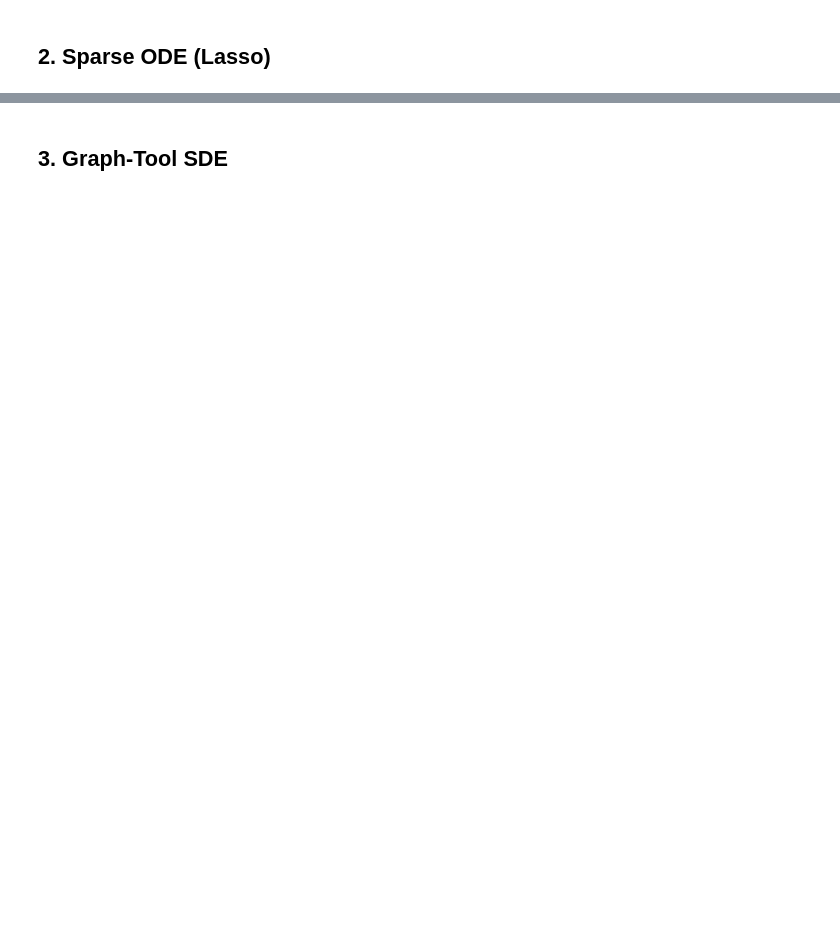
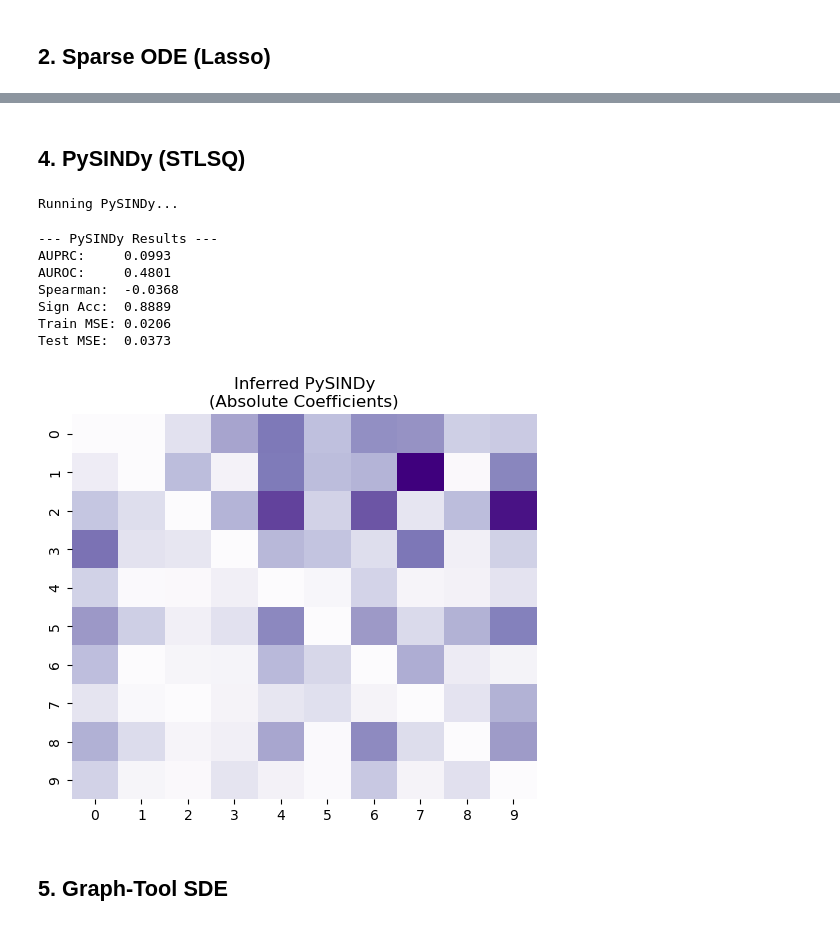
Before and after one commit to CoMuNeLab/Onsager_Machlup_Inf, a Jupyter notebook: benchmarking/experiment_overfitting.ipynb, the cells around one changed output, grey strips where cells are left out. Drawn from its saved outputs; the diff is of its cells as text; code cells hidden in the pictures; blank space fills up the shorter version.

```diff
--- a/benchmarking/experiment_overfitting.ipynb
+++ b/benchmarking/experiment_overfitting.ipynb
@@ -180,5 +280,63 @@ plt.show()
+# %% [markdown]
+## 4. PySINDy (STLSQ)
+# %%
+print("Running PySINDy...")
+model = ps.SINDy(optimizer=ps.STLSQ(threshold=0.01, alpha=0.01),
+                 feature_library=ps.PolynomialLibrary(degree=1, include_interaction=False, include_bias=False))
+model.fit(X_train_in, t=dt_meas, x_dot=dX_train)
+
+sindy_coefs = model.coefficients()  # shape (N, N)
+# Zero out diagonals since we are banning self-loops
+sindy_coefs_signed = sindy_coefs.copy()
+np.fill_diagonal(sindy_coefs_signed, 0)
+sindy_edge_scores = np.abs(sindy_coefs_signed)
+
+fpr, tpr, roc_auc, precision, recall, pr_auc, spearman, sign_acc = calc_all_metrics(
+    W_true_binary, W_true, sindy_edge_scores, y_inferred_continuous=sindy_coefs_signed
+)
+
+# SINDy integrates the system, but we can just use the derivative to predict X_out over dt
+sindy_train_preds = X_train_in + model.predict(X_train_in) * dt_meas
+sindy_test_preds = X_test_in + model.predict(X_test_in) * dt_meas
+
+sindy_train_mse = mean_squared_error(X_train_out, sindy_train_preds)
+sindy_test_mse = mean_squared_error(X_test_out, sindy_test_preds)
+
+results['PySINDy'] = {
+    'AUPRC': pr_auc, 'AUROC': roc_auc,
+    'Train MSE': sindy_train_mse, 'Test MSE': sindy_test_mse,
+    'Spearman': spearman, 'Sign Accuracy': sign_acc,
+    'FPR': fpr, 'TPR': tpr, 'Precision': precision, 'Recall': recall,
+    'W': sindy_edge_scores
+}
+# %% [output]
+Running PySINDy...
+# %%
+print("--- PySINDy Results ---")
+print(f"AUPRC:     {pr_auc:.4f}")
+print(f"AUROC:     {roc_auc:.4f}")
+print(f"Spearman:  {spearman:.4f}")
+print(f"Sign Acc:  {sign_acc:.4f}")
+print(f"Train MSE: {sindy_train_mse:.4f}")
+print(f"Test MSE:  {sindy_test_mse:.4f}")
+
+plt.figure(figsize=(6, 5))
+W_sindy_plot = sindy_edge_scores.copy()
+np.fill_diagonal(W_sindy_plot, 0)
+sns.heatmap(W_sindy_plot, cmap='Purples', cbar=False)
+plt.title('Inferred PySINDy\n(Absolute Coefficients)')
+plt.show()
+# %% [output]
+--- PySINDy Results ---
+AUPRC:     0.0993
+AUROC:     0.4801
+Spearman:  -0.0368
+Sign Acc:  0.8889
+Train MSE: 0.0206
+Test MSE:  0.0373
+[figure, added]
 # %% [markdown]
-## 3. Graph-Tool SDE
+## 5. Graph-Tool SDE
 # %%
 print("Running Graph-Tool SDE...")
 from inference_pipeline.inference.mcmc_engine import run_burn_in, run_posterior_sampling, compute_ensemble_stats
```
Also changed, not shown: parts of 20 cells of this notebook, 3 other files.
